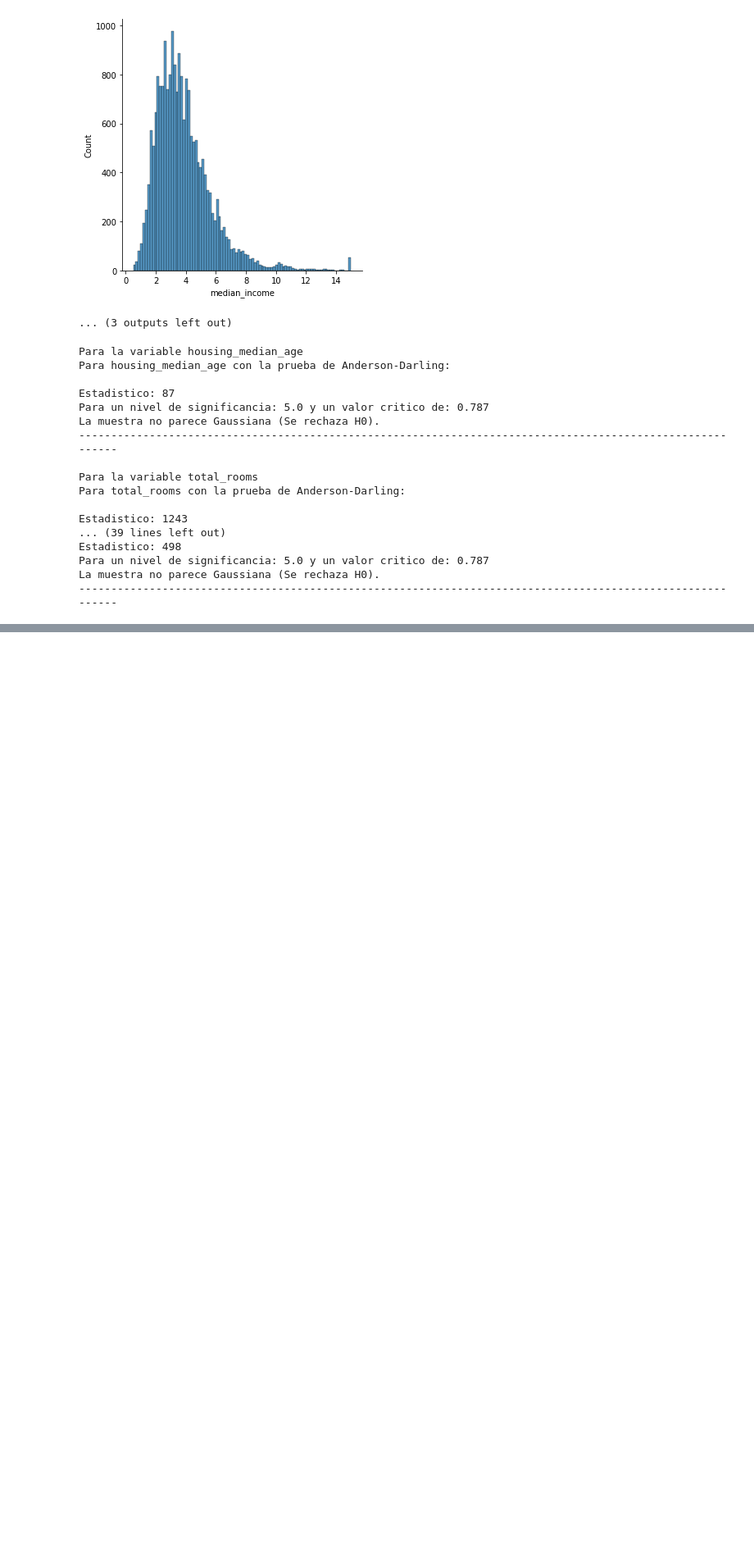
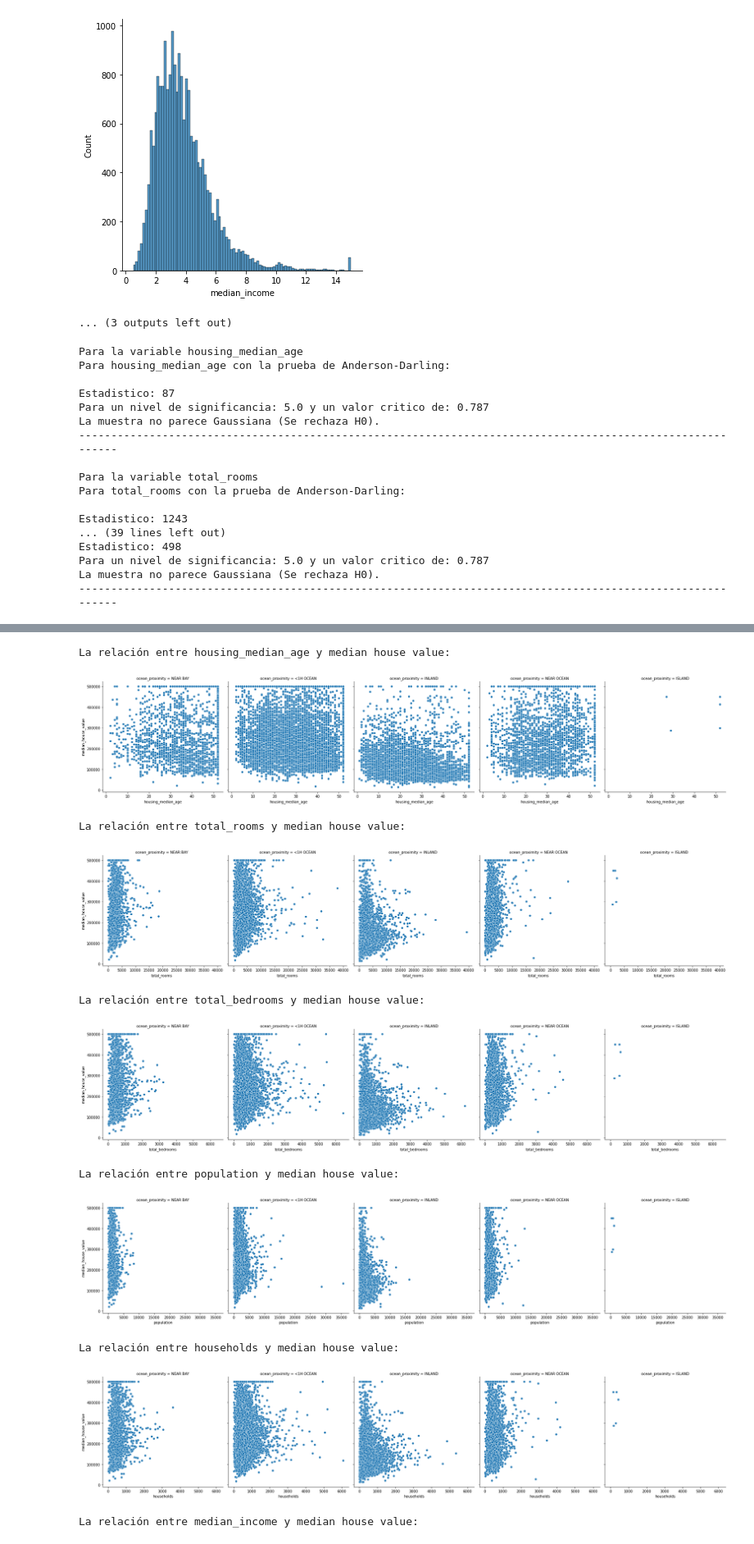
Before and after one commit to agucitri/DS-ONLINE-76, a Jupyter notebook: clase_repaso.ipynb, the cells around one changed output, grey strips where cells are left out. Shown at 82% size. Cells and saved outputs as stored; diff of their text form; code cells hidden in the pictures; blank space fills up the shorter version.

```diff
--- a/clase_repaso.ipynb
+++ b/clase_repaso.ipynb
@@ -170,0 +177,19 @@ La muestra no parece Gaussiana (Se rechaza H0).
+# %%
+for col in numerical_features:
+    if col != "median_house_value":
+        print(f"La relación entre {col} y median house value: \n")
+        sns.relplot(data=housing, x=col, y="median_house_value",
+                    kind="scatter", col="ocean_proximity")
+        plt.show()
+# %% [output]
+La relación entre housing_median_age y median house value:
+[figure, added]
+La relación entre total_rooms y median house value:
+[figure, added]
+La relación entre total_bedrooms y median house value:
+[figure, added]
+La relación entre population y median house value:
+[figure, added]
+La relación entre households y median house value:
+[figure, added]
+La relación entre median_income y median house value:
```
Also changed, not shown: parts of 11 cells of this notebook, 1 other file.
